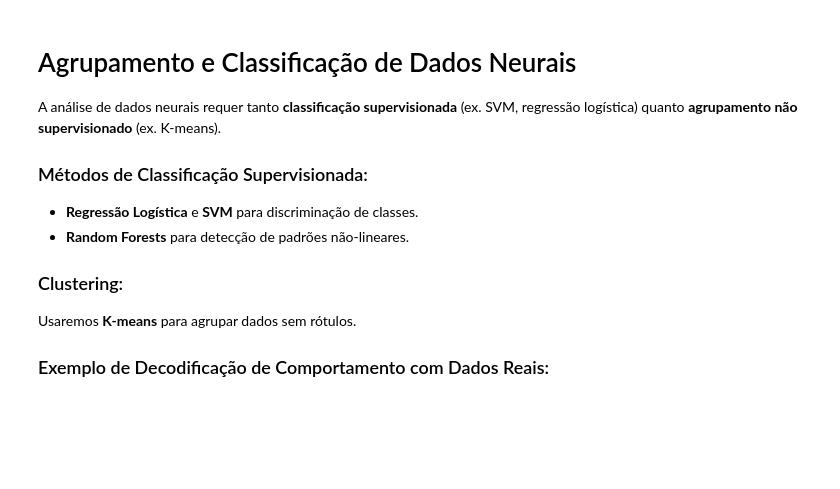
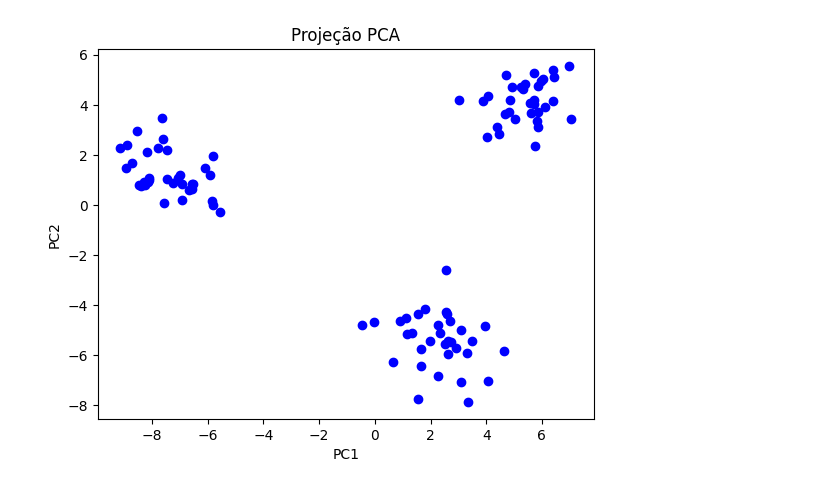
Before and after one commit to lucaase/brain-decoding, a Jupyter notebook: modified_course_notebook.ipynb, the cells around one changed output. Saved outputs shown, nothing was run; the diff lists cells and outputs as text; code cells hidden in the pictures; blank space fills up the shorter version.

```diff
--- a/modified_course_notebook.ipynb
+++ b/modified_course_notebook.ipynb
@@ -46,29 +191,18 @@ Vamos aplicar PCA e introduzir **CEBRA** para explorar trajetórias e padrões l
 # %%
 # Exemplo de PCA em dados simulados
 from sklearn.datasets import make_blobs
 import matplotlib.pyplot as plt
 
 # Gera dados simulados
-data, _ = make_blobs(n_samples=100, n_features=10)
+data, _ = make_blobs(n_samples=100, n_features=3)
 pca = PCA(n_components=2)
 reduced_data = pca.fit_transform(data)
 
 # Visualiza dados reduzidos
 plt.scatter(reduced_data[:, 0], reduced_data[:, 1], c='blue')
 plt.title('Projeção PCA')
 plt.xlabel('PC1')
 plt.ylabel('PC2')
 plt.show()
+# %% [output]
+[figure, added]
-# %% [markdown]
-# Agrupamento e Classificação de Dados Neurais
-
-A análise de dados neurais requer tanto **classificação supervisionada** (ex. SVM, regressão logística) quanto **agrupamento não supervisionado** (ex. K-means).
-
-### Métodos de Classificação Supervisionada:
-- **Regressão Logística** e **SVM** para discriminação de classes.
-- **Random Forests** para detecção de padrões não-lineares.
-
-### Clustering:
-Usaremos **K-means** para agrupar dados sem rótulos.
-
-### Exemplo de Decodificação de Comportamento com Dados Reais:
```
Also changed, not shown: parts of 33 cells of this notebook.
